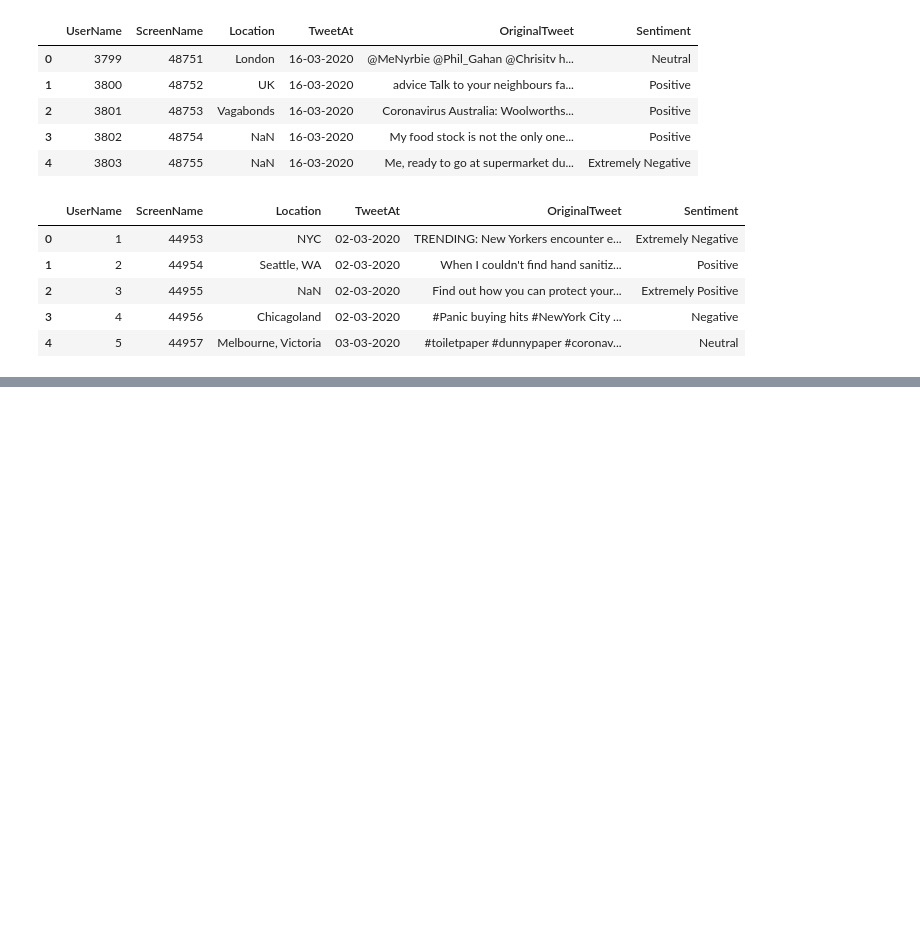
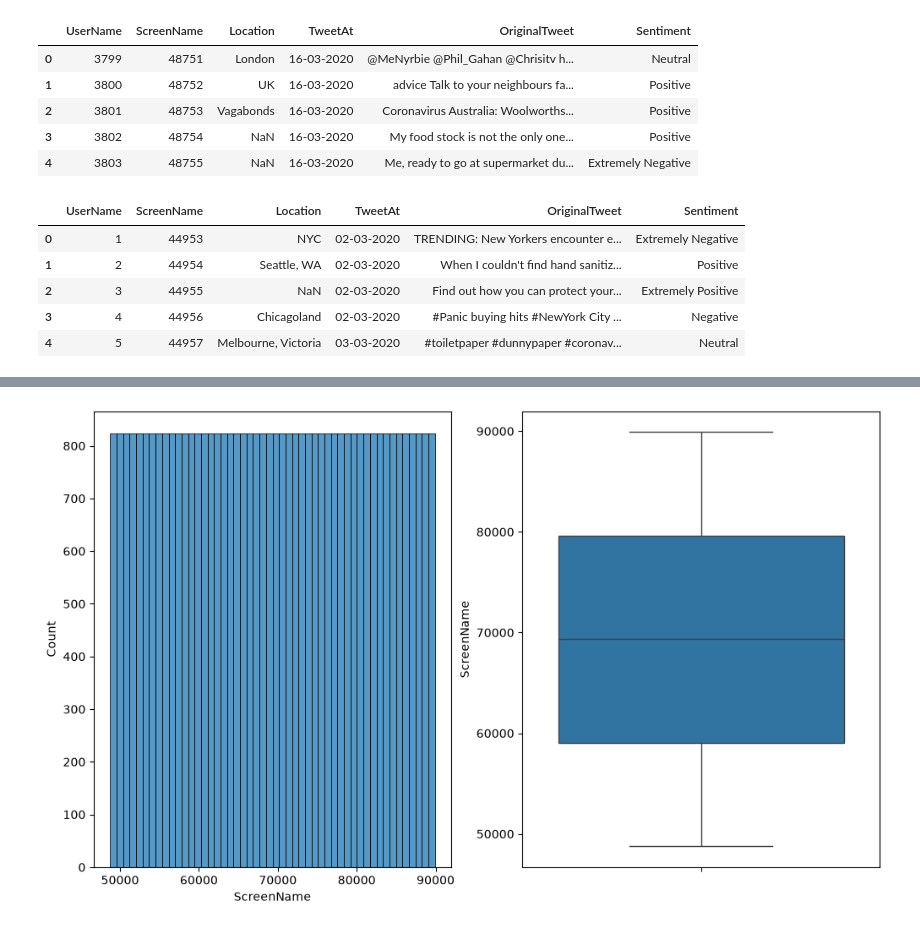
Before and after one commit to HusseinH214/Text-Classication, a Jupyter notebook: notebooks/EDA.ipynb, the cells around one changed output, grey strips where cells are left out. Saved outputs shown, nothing was run; the diff lists cells and outputs as text; code cells hidden in the pictures; blank space fills up the shorter version.

```diff
--- a/notebooks/EDA.ipynb
+++ b/notebooks/EDA.ipynb
@@ -33,0 +173,7 @@ test_df.head()
+# %%
+fig, axes = plt.subplots(1,2, figsize =(12,7))
+sns.histplot(train_df["ScreenName"], bins=50, ax =axes[0])
+sns.boxplot(train_df["ScreenName"], ax=axes[1])
+plt.show()
+# %% [output]
+[figure, added]
```
Also changed, not shown: parts of 43 cells of this notebook, 1 other file.
